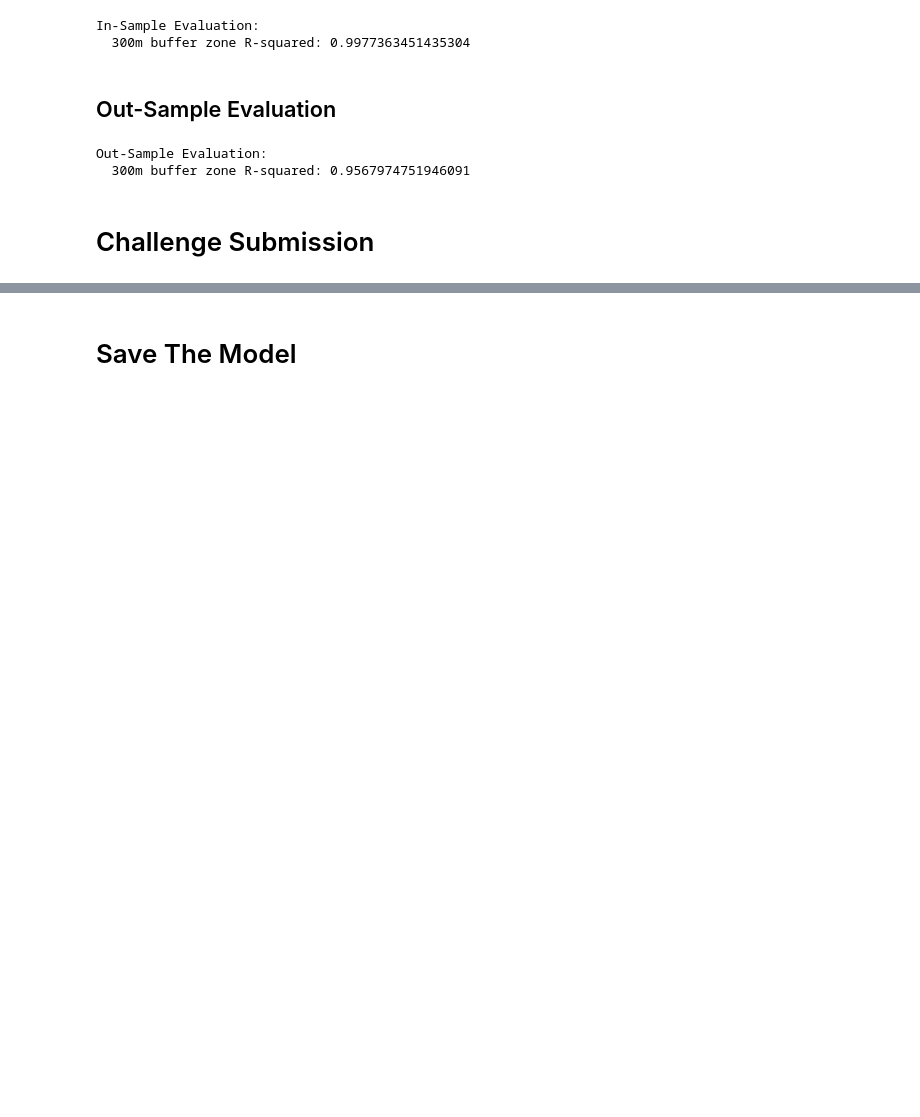
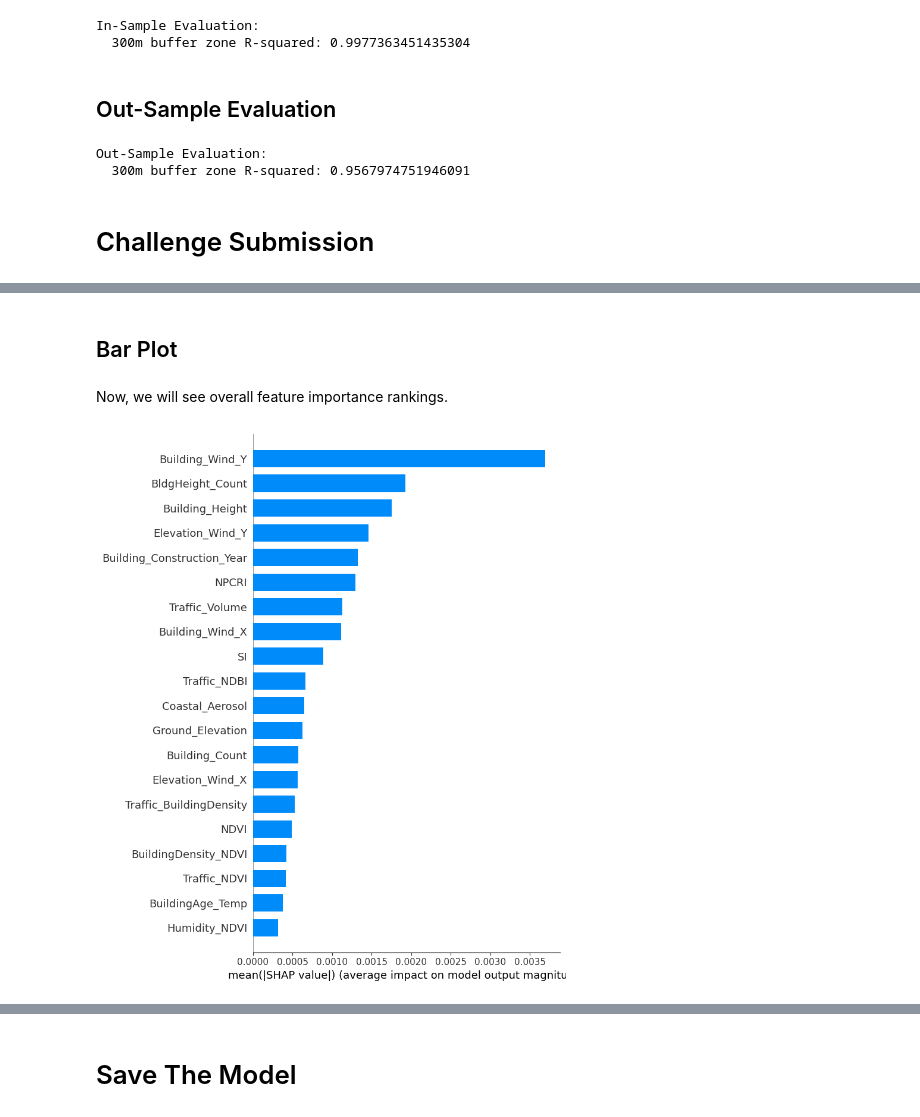
Before and after one commit to FranciscoLozCoding/cooling_with_code, a Jupyter notebook: 08_Xgboost.ipynb, the cells around one changed output, grey strips where cells are left out. Cells and saved outputs as stored; diff of their text form; code cells hidden in the pictures; blank space fills up the shorter version.

```diff
--- a/08_Xgboost.ipynb
+++ b/08_Xgboost.ipynb
@@ -224,0 +327,8 @@ Out-Sample Evaluation:
+# %% [markdown]
+## Bar Plot
+# %% [markdown]
+Now, we will see overall feature importance rankings.
+# %%
+explainer.bar_plot()
+# %% [output]
+[figure, added]
```
Also changed, not shown: parts of 37 cells of this notebook.
